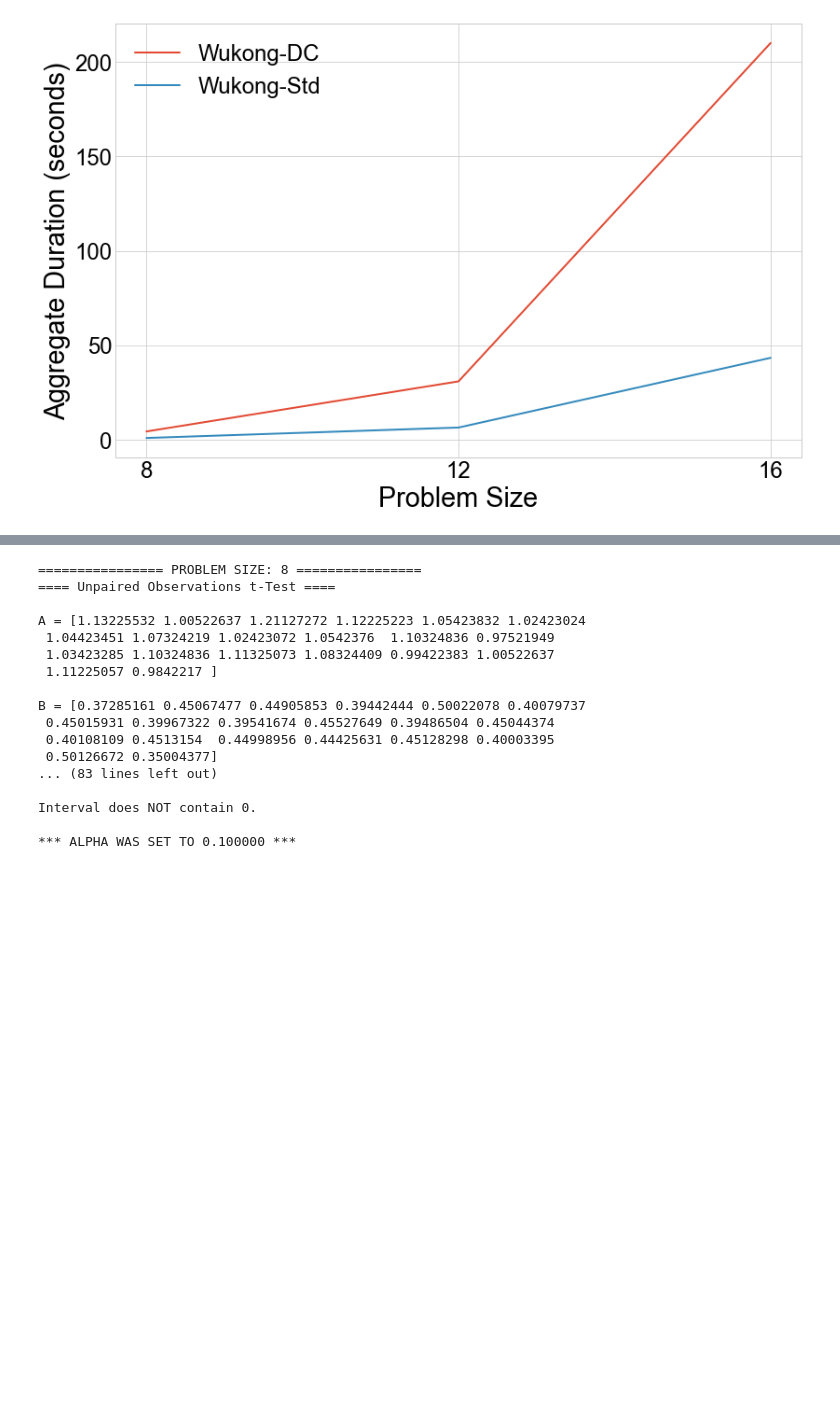
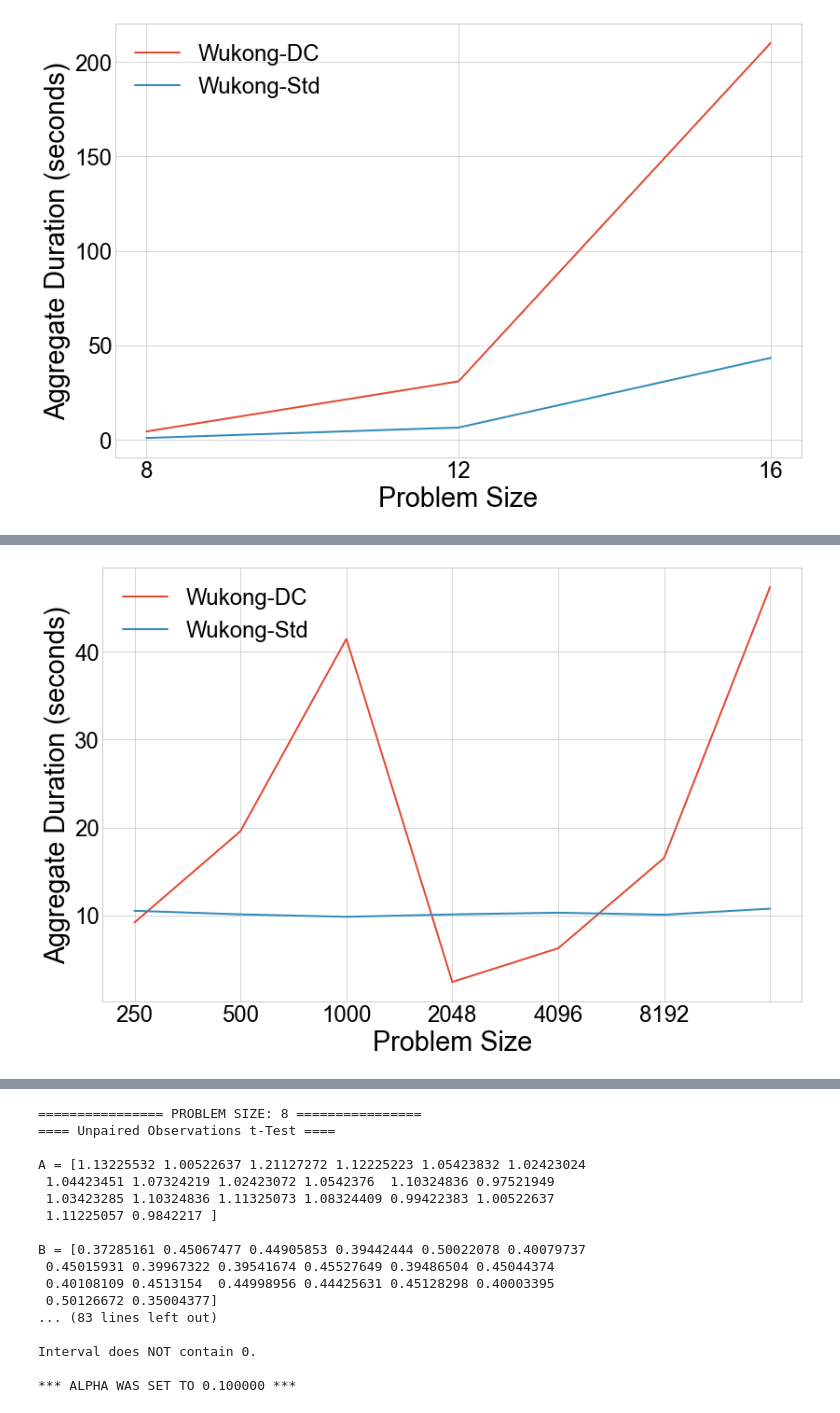
Before and after one commit to Scusemua/WukongDynamic, a Jupyter notebook: Python/data/analysis.ipynb, the cells around one changed output, grey strips where cells are left out. Saved outputs shown, nothing was run; the diff lists cells and outputs as text; code cells hidden in the pictures; blank space fills up the shorter version.

Commit message:
More plots

```diff
--- a/Python/data/analysis.ipynb
+++ b/Python/data/analysis.ipynb
@@ -84,3 +84,6 @@ WUKONG2_FOLDER = "wukong2"
 
 WUKONGDC_FIBONACCI_FILENAME = "fibonacci_%d_bench.csv"
 WUKONG2_FIBONACCI_FILENAME = "wukong2_fibonacci_%d_bench.csv"
+
+WUKONG2_MS_FILENAME = "wukong2_mergesort_%d_bench.csv"
+WUKONGDC_MS_FILENAME = "mergesort_%d_bench.csv"
@@ -87,19 +92,19 @@ WUKONG2_FIBONACCI_FILENAME = "wukong2_fibonacci_%d_bench.csv"
 # %%
-problem_sizes = [8,12,16]
+fibonacci_problem_sizes = [8,12,16]
 
 wukong2_fib_dataframes = {}
 wukongdc_fib_dataframes = {}
 
 # Wukong2 DataFrames
 wukong2_directory = os.path.join(os.path.join(FIBONACCI_ROOT, WUKONG2_FOLDER))
-for problem_size in problem_sizes:
+for problem_size in fibonacci_problem_sizes:
     filename = os.path.join(wukong2_directory, WUKONG2_FIBONACCI_FILENAME % problem_size)
     df = pd.read_csv(filename)
     wukong2_fib_dataframes[problem_size] = df
 
 # Wukong Divide-and-Conquer DataFrames
 wukongdc_directory = os.path.join(os.path.join(FIBONACCI_ROOT, WUKONG_DC_FOLDER))
-for problem_size in problem_sizes:
+for problem_size in fibonacci_problem_sizes:
     filename = os.path.join(wukongdc_directory, WUKONGDC_FIBONACCI_FILENAME % problem_size)
     df = pd.read_csv(filename)
     wukongdc_fib_dataframes[problem_size] = df
@@ -113,7 +141,7 @@ wukong2_num_lambdas_averages = []
 wukong_dc_agg_dur_averages = []
 wukong2_agg_dur_averages = []
 
-for problem_size in problem_sizes:
+for problem_size in fibonacci_problem_sizes:
     wukong_dc_df = wukongdc_fib_dataframes[problem_size]
     wukong2_df = wukong2_fib_dataframes[problem_size]
 
@@ -208,0 +220,80 @@ wukong2_num_lambdas_averages:[34.0, 233.0, 1597.0]
+# %%
+wukong_dc_time_averages = []
+wukong2_time_averages = []
+wukong_dc_cost_averages = []
+wukong2_cost_averages = []
+wukong_dc_num_lambdas_averages = []
+wukong2_num_lambdas_averages = []
+wukong_dc_agg_dur_averages = []
+wukong2_agg_dur_averages = []
+
+for problem_size in mergesort_problem_sizes:
+    wukong_dc_df = wukongdc_ms_dataframes[problem_size]
+    wukong2_df = wukong2_ms_dataframes[problem_size]
+
+    wukong_dc_time = wukong_dc_df["time"]
+    wukong2_time = wukong2_df["time"]
+    wukong_dc_cost = wukong_dc_df["cost"]
+    wukong2_cost = wukong2_df["cost"]
+
+    wukong_dc_num_lambdas = wukong_dc_df["num_lambdas"]
+    wukong2_num_lambdas = wukong2_df["num_lambdas"]
+    wukong_dc_agg_dur = wukong_dc_df["aggregate_duration"]
+    wukong2_agg_dur = wukong2_df["aggregate_duration"]
+
+    wukong_dc_time_averages.append(np.mean(wukong_dc_time.values))
+    wukong2_time_averages.append(np.mean(wukong2_time.values))
+    wukong_dc_cost_averages.append(np.mean(wukong_dc_cost.values))
+    wukong2_cost_averages.append(np.mean(wukong2_cost.values))
+
+    wukong_dc_num_lambdas_averages.append(np.mean(wukong_dc_num_lambdas.values))
+    wukong2_num_lambdas_averages.append(np.mean(wukong2_num_lambdas.values))
+    wukong_dc_agg_dur_averages.append(np.mean(wukong_dc_agg_dur.values))
+    wukong2_agg_dur_averages.append(np.mean(wukong2_agg_dur.values))
+
+plt.clf()
+fig, ax = plt.subplots(figsize=(12,8))
+x_values = np.arange(len(mergesort_problem_sizes)) #[i+1 for i in range(len(mergesort_problem_sizes))]
+ax.plot(x_values, wukong_dc_time_averages, label = "Wukong-DC")
+ax.plot(x_values, wukong2_time_averages, label = "Wukong-Std")
+ax.set_xlabel("Problem Size")
+ax.xaxis.set_ticklabels(mergesort_problem_sizes)
+ax.set_ylabel("Average Runtime (seconds)")
+plt.tight_layout()
+plt.legend()
+plt.savefig("mergesort_time.pdf")
+
+plt.clf()
+fig, ax = plt.subplots(figsize=(12,8))
+ax.plot(x_values, wukong_dc_cost_averages, label = "Wukong-DC")
+ax.plot(x_values, wukong2_cost_averages, label = "Wukong-Std")
+ax.set_xlabel("Problem Size")
+ax.xaxis.set_ticklabels(mergesort_problem_sizes)
+ax.set_ylabel("Average Cost (USD)")
+plt.tight_layout()
+plt.legend()
+plt.savefig("mergesort_cost.pdf")
+
+
+plt.clf()
+fig, ax = plt.subplots(figsize=(12,8))
+ax.plot(x_values, wukong_dc_num_lambdas_averages, label = "Wukong-DC")
+ax.plot(x_values, wukong2_num_lambdas_averages, label = "Wukong-Std")
+ax.set_xlabel("Problem Size")
+ax.xaxis.set_ticklabels(mergesort_problem_sizes)
+ax.set_ylabel("Number of Lambdas")
+plt.tight_layout()
+plt.legend()
+plt.savefig("mergesort_num_lambdas.pdf")
+
+plt.clf()
+fig, ax = plt.subplots(figsize=(12,8))
+ax.plot(x_values, wukong_dc_agg_dur_averages, label = "Wukong-DC")
+ax.plot(x_values, wukong2_agg_dur_averages, label = "Wukong-Std")
+ax.set_xlabel("Problem Size")
+ax.xaxis.set_ticklabels(mergesort_problem_sizes)
+ax.set_ylabel("Aggregate Duration (seconds)")
+plt.tight_layout()
+plt.legend()
+plt.savefig("mergesort_agg_dur.pdf")
+# %% [output]
@@ -208,0 +304 @@ wukong2_num_lambdas_averages:[34.0, 233.0, 1597.0]
+[figure, added]
```
Also changed, not shown: parts of 8 cells of this notebook, 15 other files.
